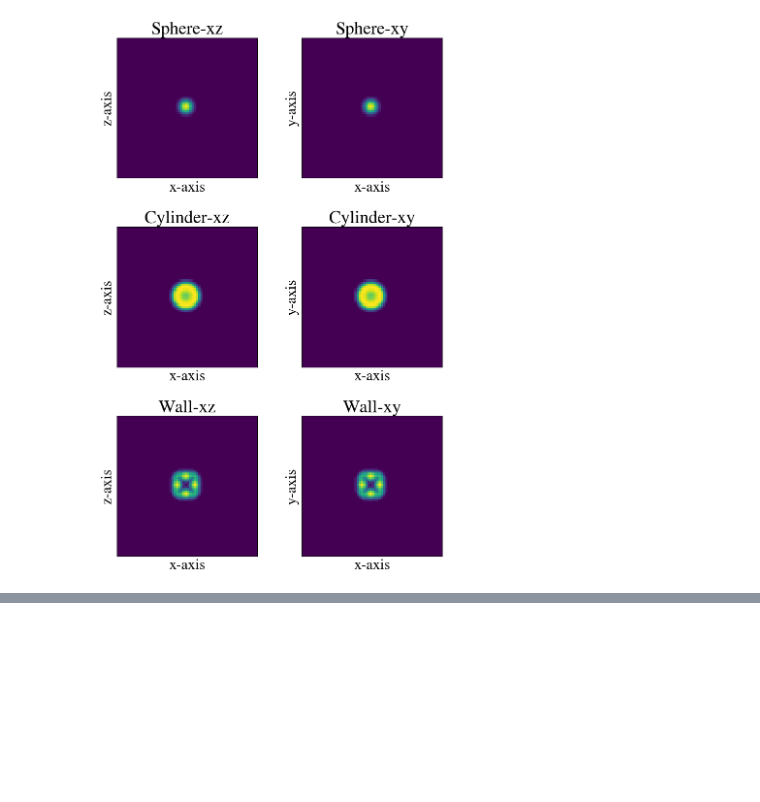
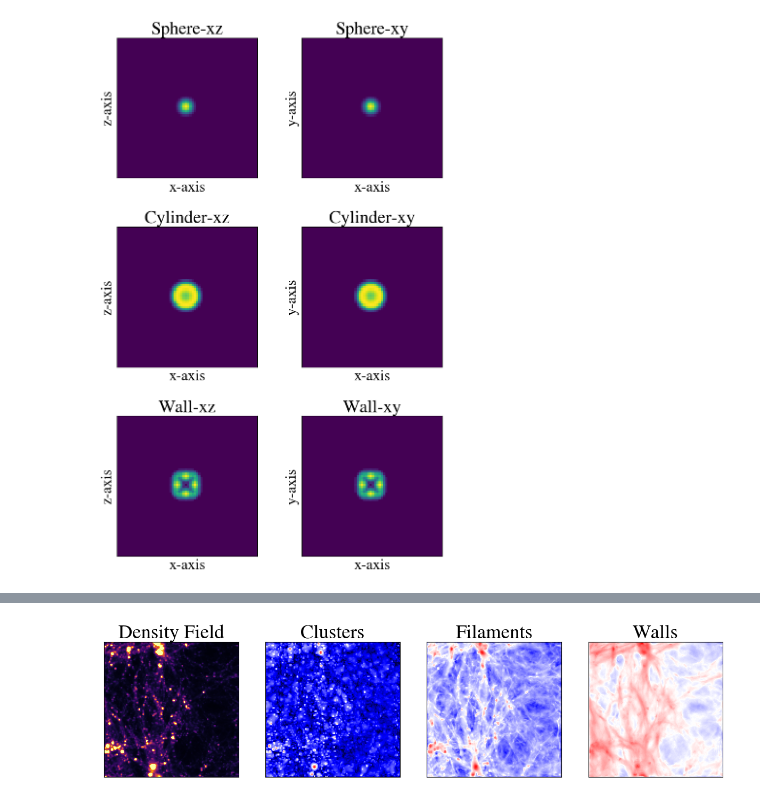
Before and after one commit to James11222/CosmoMMF, a Jupyter notebook: notebooks/Testing.ipynb, the cells around one changed output, grey strips where cells are left out. Saved outputs shown, nothing was run; the diff lists cells and outputs as text; code cells hidden in the pictures; blank space fills up the shorter version.

```diff
--- a/notebooks/Testing.ipynb
+++ b/notebooks/Testing.ipynb
@@ -204,0 +226,8 @@ plot_fields(max_sigs_sphere_RR[:,:,:,1], max_sigs_sphere_RR[:,:,:,2], max_sigs_s
+# %%
+small_density = den[1:128, 1:128, 1:128] .+ 0.001
+
+print("small")
+
+den = small_density
+
+# @save "../test/test_data/test_density_field.jld2" den
@@ -204,0 +236,8 @@ plot_fields(max_sigs_sphere_RR[:,:,:,1], max_sigs_sphere_RR[:,:,:,2], max_sigs_s
+# %%
+Rs = (√2) .^ 0:5
+
+print(Rs)
+max_sigs_nexusplus = CosmoMMF.maximum_signature(Rs, small_density, alg=:NEXUSPLUS)
+# max_sigs_nexus = CosmoMMF.maximum_signature(Rs, small_density, alg=:NEXUS)
+
+print("Calculate Max Signatures")
@@ -205 +277,25 @@ plot_fields(max_sigs_sphere_RR[:,:,:,1], max_sigs_sphere_RR[:,:,:,2], max_sigs_s
+# %%
+f, axes = plt.subplots(1,4, sharey=true,figsize=(15,4))
+max_val = 5
+cmap_="seismic"
+axes[1].imshow(sum(small_density, dims=3)[:,:,1], vmin=0.001, vmax=500.0,cmap="inferno")
+axes[1].set_title("Density Field")
+axes[2].imshow(sum(max_sigs_nexusplus, dims=3)[:,:,1,1],cmap=cmap_,
+norm=mpl.colors.LogNorm(vmin=0.001, vmax=100000.0))
+axes[2].set_title("Clusters")
+axes[3].imshow(sum(max_sigs_nexusplus, dims=3)[:,:,1,2],cmap=cmap_,
+norm=mpl.colors.LogNorm(vmin=0.001, vmax=100000.0))
+axes[3].set_title("Filaments")
+axes[4].imshow(sum(max_sigs_nexusplus, dims=3)[:,:,1,3],cmap=cmap_,
+    norm=mpl.colors.LogNorm(vmin=0.001, vmax=100000.0))
+axes[4].set_title("Walls")
+
+for ax in axes
+    ax.set_xticks([])
+    ax.set_yticks([])
+    ax.set_xticklabels([])
+    ax.set_yticklabels([])
+end
+# %% [output]
+[figure, added]
 # %%
```
Also changed, not shown: parts of 19 cells of this notebook, 12 other files.
